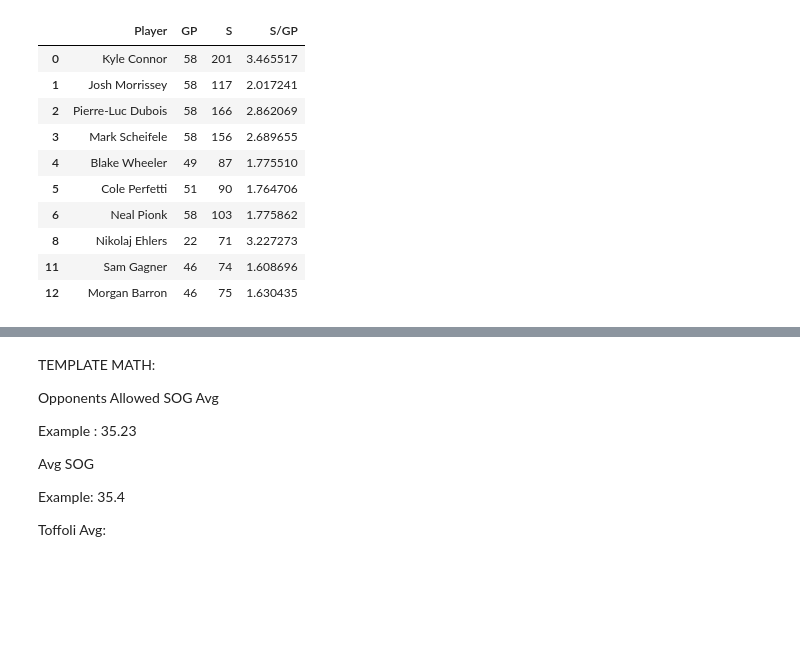
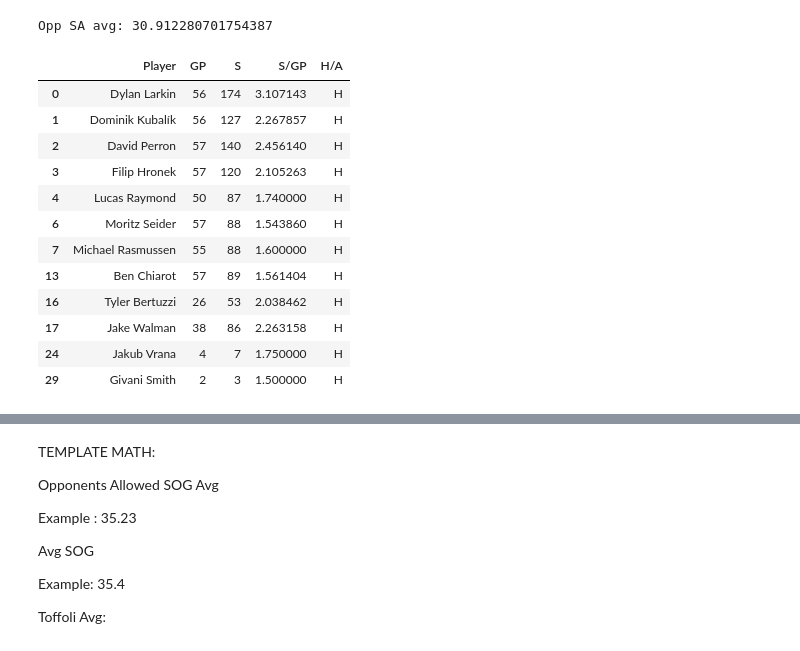
Before and after one commit to Ryan-Cav/SBModels, a Jupyter notebook: NHLNotebook.ipynb, the cells around one changed output, grey strips where cells are left out. Cells and saved outputs as stored; diff of their text form; code cells hidden in the pictures; blank space fills up the shorter version.

```diff
--- a/NHLNotebook.ipynb
+++ b/NHLNotebook.ipynb
@@ -16,40 +16,47 @@
 # - Home vs Away
 # - Penalties
 
-team = "WPG"
-oppTeam = "COL"
+homeTeam = "DET"
+awayTeam = "TBL"
 # %%
 # GET TEAM DATA FOR ROSTER PROJ SOG
 
 import pandas as pd
 
-teamUrl = "https://www.hockey-reference.com/teams/" + team + "/"
+teamUrl = "https://www.hockey-reference.com/teams/" + homeTeam + "/"
 fullPageData = pd.read_html(teamUrl)
-teamData = fullPageData[1]
-rosterData = fullPageData[4]
-rosterData.columns = rosterData.columns.droplevel()
+homeTeamData = fullPageData[1]
+homeRosterData = fullPageData[4]
+homeRosterData.columns = homeRosterData.columns.droplevel()
 
 # Average shots per game
-avgS = teamData['S'].iloc[0] / teamData['GP'].iloc[0]
+homeAvgS = homeTeamData['S'].iloc[0] / homeTeamData['GP'].iloc[0]
 
-SGPData = rosterData.loc[:,["Player", "GP","S"]]
+homeSA = homeTeamData['SA'].iloc[0] / homeTeamData['GP'].iloc[0]
+print(f"Opp SA avg: {homeSA}")
+
+SGPData = homeRosterData.loc[:,["Player", "GP","S"]]
 SGPData['S/GP'] = SGPData['S']/SGPData['GP']
 SGPData.drop(SGPData.tail(1).index,inplace=True)
 SGPData['S/GP'] = pd.to_numeric(SGPData['S/GP'])
 SGPData = SGPData.loc[SGPData['S/GP'] >= 1.5]
+SGPData['H/A'] = 'H'
 SGPData
 # %% [output]
+Opp SA avg: 30.912280701754387
-|  | Player | GP | S | S/GP |
-| 0 | Kyle Connor | 58 | 201 | 3.465517 |
-| 1 | Josh Morrissey | 58 | 117 | 2.017241 |
-| 2 | Pierre-Luc Dubois | 58 | 166 | 2.862069 |
-| 3 | Mark Scheifele | 58 | 156 | 2.689655 |
-| 4 | Blake Wheeler | 49 | 87 | 1.775510 |
-| 5 | Cole Perfetti | 51 | 90 | 1.764706 |
-| 6 | Neal Pionk | 58 | 103 | 1.775862 |
-| 8 | Nikolaj Ehlers | 22 | 71 | 3.227273 |
-| 11 | Sam Gagner | 46 | 74 | 1.608696 |
-| 12 | Morgan Barron | 46 | 75 | 1.630435 |
+|  | Player | GP | S | S/GP | H/A |
+| 0 | Dylan Larkin | 56 | 174 | 3.107143 | H |
+| 1 | Dominik Kubalík | 56 | 127 | 2.267857 | H |
+| 2 | David Perron | 57 | 140 | 2.456140 | H |
+| 3 | Filip Hronek | 57 | 120 | 2.105263 | H |
+| 4 | Lucas Raymond | 50 | 87 | 1.740000 | H |
+| 6 | Moritz Seider | 57 | 88 | 1.543860 | H |
+| 7 | Michael Rasmussen | 55 | 88 | 1.600000 | H |
+| 13 | Ben Chiarot | 57 | 89 | 1.561404 | H |
+| 16 | Tyler Bertuzzi | 26 | 53 | 2.038462 | H |
+| 17 | Jake Walman | 38 | 86 | 2.263158 | H |
+| 24 | Jakub Vrana | 4 | 7 | 1.750000 | H |
+| 29 | Givani Smith | 2 | 3 | 1.500000 | H |
 # %%
 # GET OPPONENT DATA
 # INCLUDES:
```
Also changed, not shown: parts of 4 cells of this notebook.
